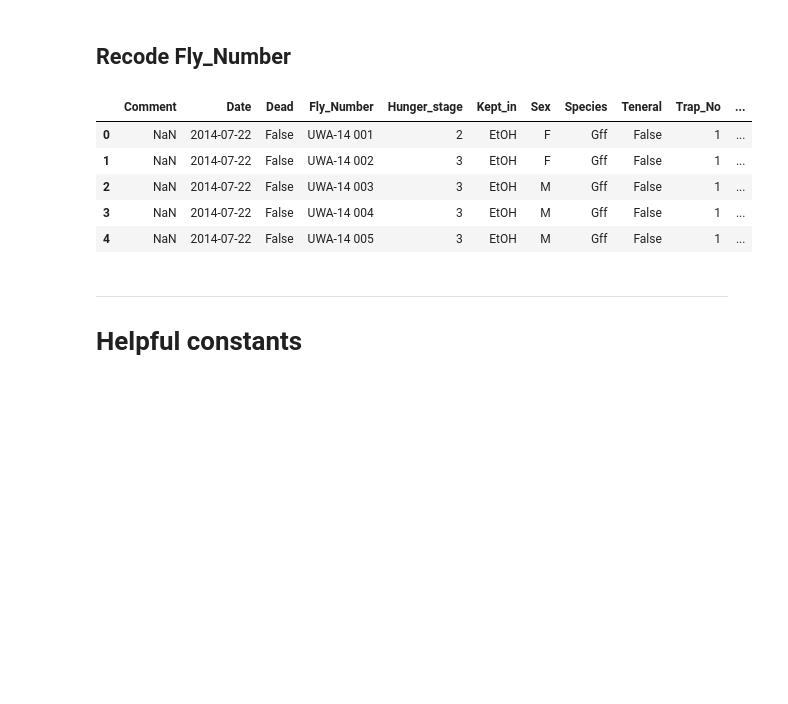
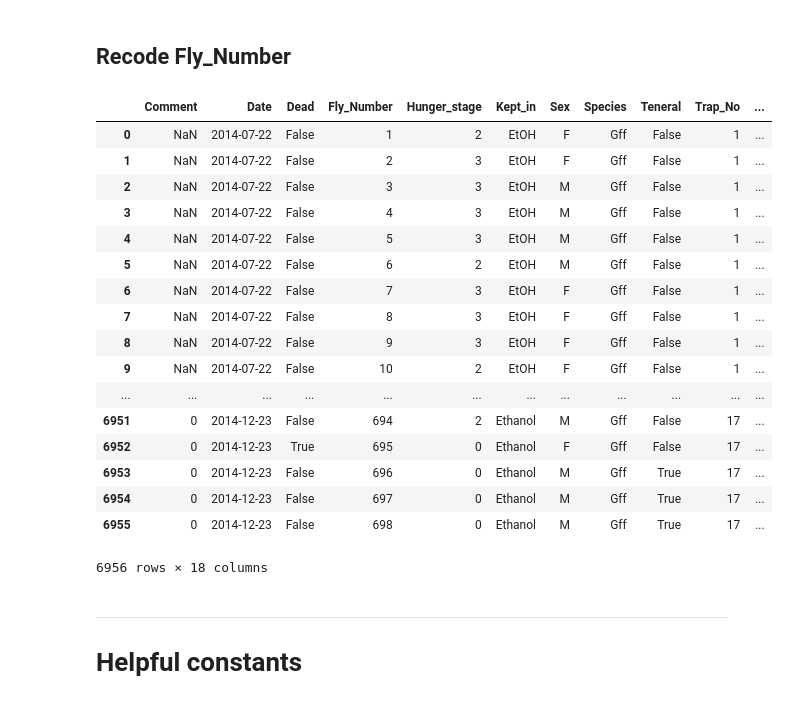
Before and after one commit to xguse/ipy_notebooks, a Jupyter notebook: YALE/g_f_fuscipes_general/2015-03-18_g_f_fuscipes_pandas_database.ipynb, the cells around one changed output. Saved outputs shown, nothing was run; the diff lists cells and outputs as text; code cells hidden in the pictures; blank space fills up the shorter version.

```diff
--- a/YALE/g_f_fuscipes_general/2015-03-18_g_f_fuscipes_pandas_database.ipynb
+++ b/YALE/g_f_fuscipes_general/2015-03-18_g_f_fuscipes_pandas_database.ipynb
@@ -360,12 +355,28 @@ df_old_flno = pd.read_pickle(pickle_out_path)
-# %%
-df_old_flno.head()
-# %% [output]
-|  | Comment | Date | Dead | Fly_Number | Hunger_stage | Kept_in | Sex | Species | Teneral | Trap_No | ... |
-| 0 | NaN | 2014-07-22 | False | UWA-14 001 | 2 | EtOH | F | Gff | False | 1 | ... |
-| 1 | NaN | 2014-07-22 | False | UWA-14 002 | 3 | EtOH | F | Gff | False | 1 | ... |
-| 2 | NaN | 2014-07-22 | False | UWA-14 003 | 3 | EtOH | M | Gff | False | 1 | ... |
-| 3 | NaN | 2014-07-22 | False | UWA-14 004 | 3 | EtOH | M | Gff | False | 1 | ... |
-| 4 | NaN | 2014-07-22 | False | UWA-14 005 | 3 | EtOH | M | Gff | False | 1 | ... |
+# %%
+dfp = pd.read_pickle(pickle_out_path)
+dfp.reset_index(level=0, inplace=True)
+dfp.drop(['index'], axis=1, inplace=True)
+recode_fly_number(dfp)
+dfp
+# %% [output]
+|  | Comment | Date | Dead | Fly_Number | Hunger_stage | Kept_in | Sex | Species | Teneral | Trap_No | ... |
+| 0 | NaN | 2014-07-22 | False | 1 | 2 | EtOH | F | Gff | False | 1 | ... |
+| 1 | NaN | 2014-07-22 | False | 2 | 3 | EtOH | F | Gff | False | 1 | ... |
+| 2 | NaN | 2014-07-22 | False | 3 | 3 | EtOH | M | Gff | False | 1 | ... |
+| 3 | NaN | 2014-07-22 | False | 4 | 3 | EtOH | M | Gff | False | 1 | ... |
+| 4 | NaN | 2014-07-22 | False | 5 | 3 | EtOH | M | Gff | False | 1 | ... |
+| 5 | NaN | 2014-07-22 | False | 6 | 2 | EtOH | M | Gff | False | 1 | ... |
+| 6 | NaN | 2014-07-22 | False | 7 | 3 | EtOH | F | Gff | False | 1 | ... |
+| 7 | NaN | 2014-07-22 | False | 8 | 3 | EtOH | F | Gff | False | 1 | ... |
+| 8 | NaN | 2014-07-22 | False | 9 | 3 | EtOH | F | Gff | False | 1 | ... |
+| 9 | NaN | 2014-07-22 | False | 10 | 2 | EtOH | F | Gff | False | 1 | ... |
+| ... | ... | ... | ... | ... | ... | ... | ... | ... | ... | ... | ... |
+| 6951 | 0 | 2014-12-23 | False | 694 | 2 | Ethanol | M | Gff | False | 17 | ... |
+| 6952 | 0 | 2014-12-23 | True | 695 | 0 | Ethanol | F | Gff | False | 17 | ... |
+| 6953 | 0 | 2014-12-23 | False | 696 | 0 | Ethanol | M | Gff | True | 17 | ... |
+| 6954 | 0 | 2014-12-23 | False | 697 | 0 | Ethanol | M | Gff | True | 17 | ... |
+| 6955 | 0 | 2014-12-23 | False | 698 | 0 | Ethanol | M | Gff | True | 17 | ... |
+6956 rows × 18 columns
 # %% [markdown]
 ----
 # Helpful constants
```
Also changed, not shown: parts of 18 cells of this notebook, 3 other files.
